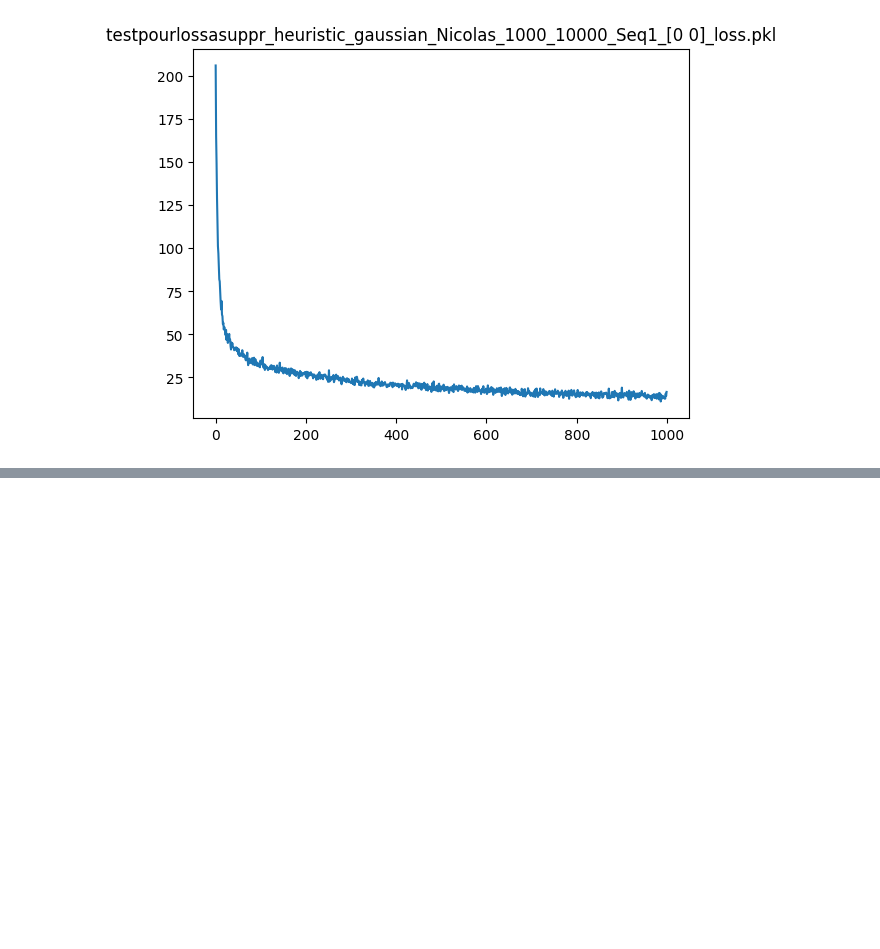
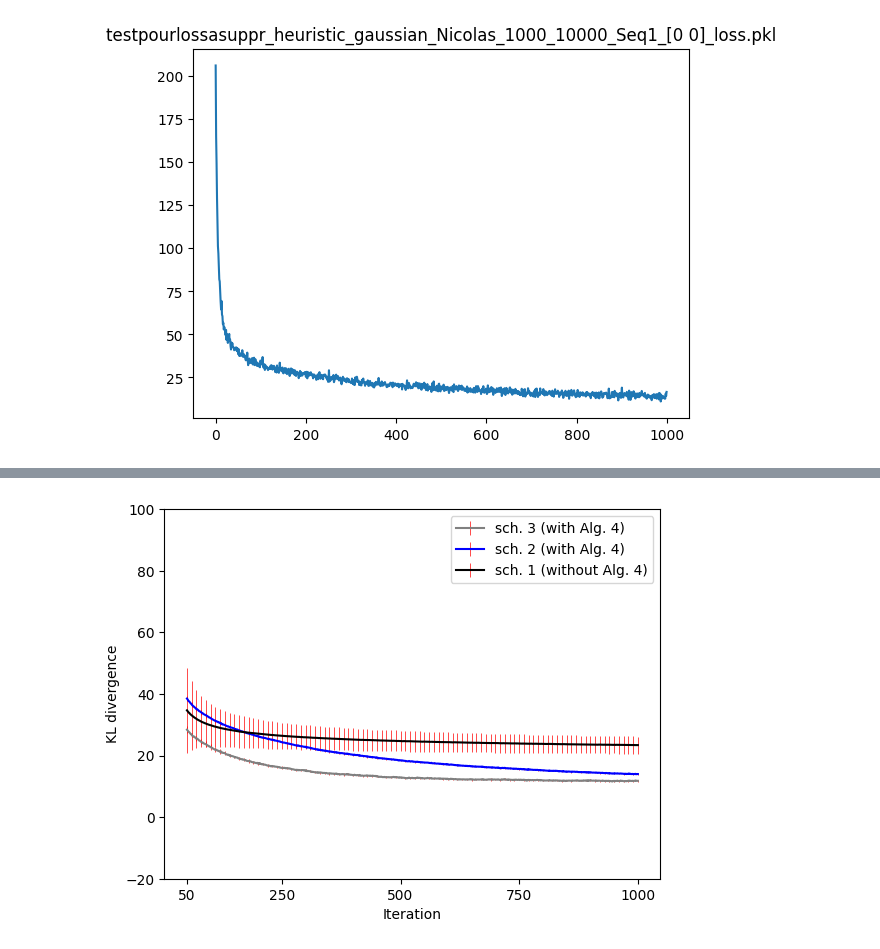
Before and after one commit to ylefay/LSVI, a Jupyter notebook: LSVI/experiments/logisticRegression/sonar_logistic_regression/output_mean_field/read.ipynb, the cells around one changed output, grey strips where cells are left out. Drawn from its saved outputs; the diff is of its cells as text; code cells hidden in the pictures; blank space fills up the shorter version.

```diff
--- a/LSVI/experiments/logisticRegression/sonar_logistic_regression/output_mean_field/read.ipynb
+++ b/LSVI/experiments/logisticRegression/sonar_logistic_regression/output_mean_field/read.ipynb
@@ -51,0 +57,20 @@ np.savetxt('loss_1e3_1e3_Seq2_mfg_sonar.csv', np.array([np.arange(1, 1000+1), lo
+# %%
+ecolors = ["black", "red", "red", "red"]
+colors = ["orange", "gray", "blue", "black"]
+labels = ["NGD (sch. 1)","sch. 3 (with Alg. 4)", "sch. 2 (with Alg. 4)", "sch. 1 (without Alg. 4)"]
+start = 50
+end = 1001
+l = np.array([lossesPKLs[0][k] for k in range(len(lossesPKLs[0])) if np.sum(np.isnan(lossesPKLs[0][k]))==0])
+lossesPKLs[0] = l
+for idx in range(1,4):
+    plt.errorbar(x=np.arange(start, end),y=lossesPKLs[idx][:,start:end].mean(axis=0),
+             yerr=lossesPKLs[idx][:,start:end].std(axis=0), ecolor=ecolors[idx], errorevery=10, color=colors[idx],
+                elinewidth=0.5, label=labels[idx])
+plt.xticks([50, 250, 500, 750, 1000])
+plt.ylim(-20, 100)
+plt.xlabel("Iteration")
+plt.ylabel("KL divergence")
+plt.legend()
+plt.savefig("mean_std_sonar_mfg_starting_from_50.pdf")
+# %% [output]
+[figure, added]
```
Also changed, not shown: parts of 10 cells of this notebook, 6 other files.
